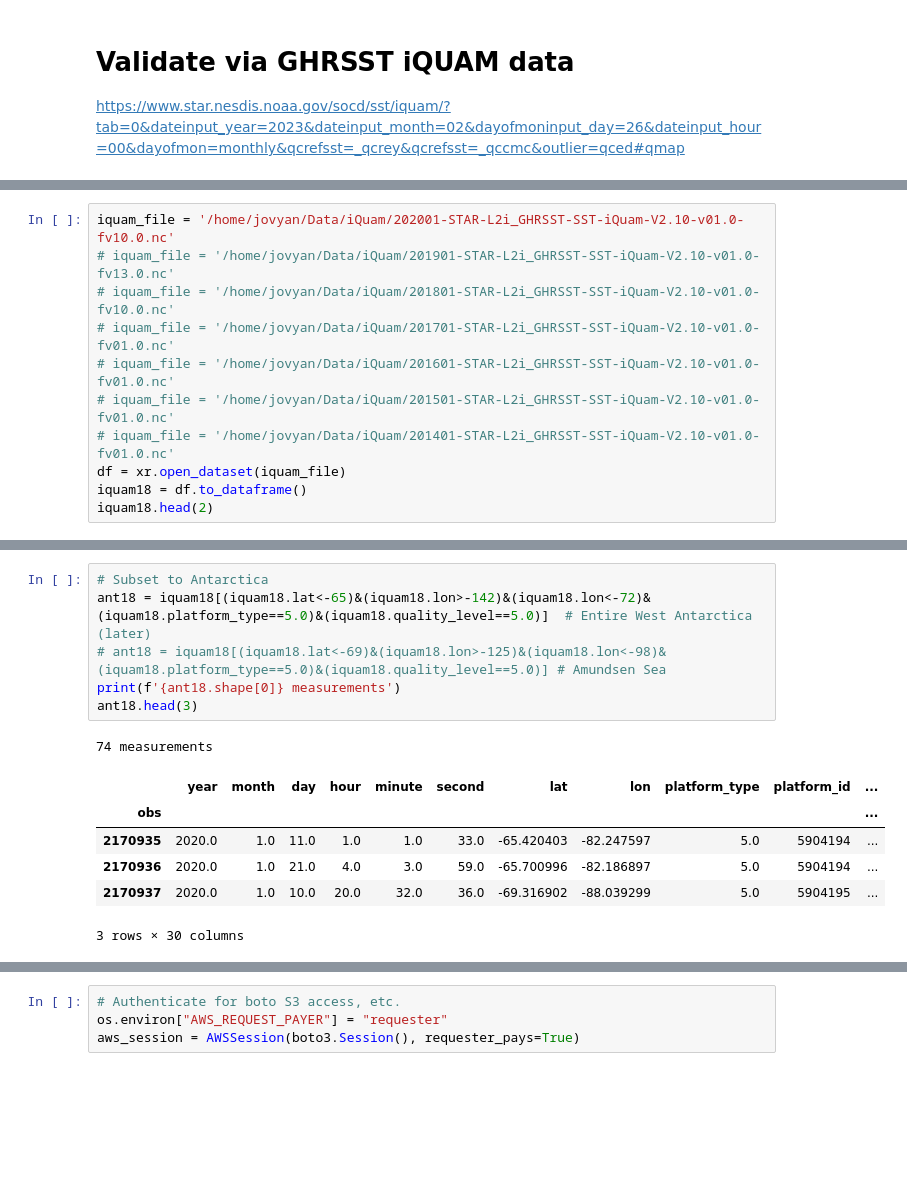
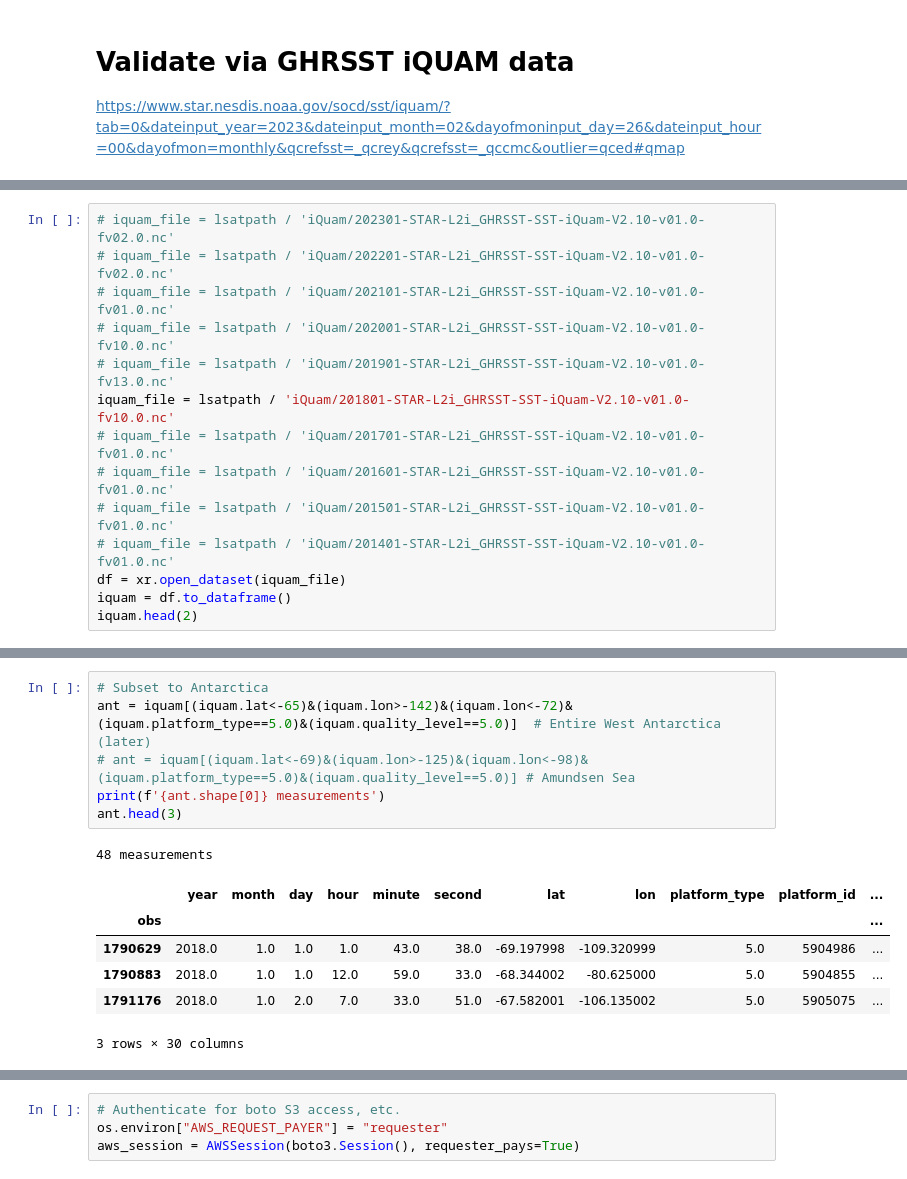
Before and after one commit to tsnow03/Landsat_SST_algorithm, a Jupyter notebook: NLSSTpipeline_20230815.ipynb, the cells around one changed output, grey strips where cells are left out. Drawn from its saved outputs; the diff is of its cells as text; blank space fills up the shorter version.

```diff
--- a/NLSSTpipeline_20230815.ipynb
+++ b/NLSSTpipeline_20230815.ipynb
@@ -1394,14 +1280,17 @@ gjson_outfile = f'home/jovyan/Scripts/LandsatSST/{satellite}_iQuam.geojson'
 # %%
-iquam_file = '/home/jovyan/Data/iQuam/202001-STAR-L2i_GHRSST-SST-iQuam-V2.10-v01.0-fv10.0.nc'
-# iquam_file = '/home/jovyan/Data/iQuam/201901-STAR-L2i_GHRSST-SST-iQuam-V2.10-v01.0-fv13.0.nc'
-# iquam_file = '/home/jovyan/Data/iQuam/201801-STAR-L2i_GHRSST-SST-iQuam-V2.10-v01.0-fv10.0.nc'
-# iquam_file = '/home/jovyan/Data/iQuam/201701-STAR-L2i_GHRSST-SST-iQuam-V2.10-v01.0-fv01.0.nc'
-# iquam_file = '/home/jovyan/Data/iQuam/201601-STAR-L2i_GHRSST-SST-iQuam-V2.10-v01.0-fv01.0.nc'
-# iquam_file = '/home/jovyan/Data/iQuam/201501-STAR-L2i_GHRSST-SST-iQuam-V2.10-v01.0-fv01.0.nc'
-# iquam_file = '/home/jovyan/Data/iQuam/201401-STAR-L2i_GHRSST-SST-iQuam-V2.10-v01.0-fv01.0.nc'
+# iquam_file = lsatpath / 'iQuam/202301-STAR-L2i_GHRSST-SST-iQuam-V2.10-v01.0-fv02.0.nc'
+# iquam_file = lsatpath / 'iQuam/202201-STAR-L2i_GHRSST-SST-iQuam-V2.10-v01.0-fv02.0.nc'
+# iquam_file = lsatpath / 'iQuam/202101-STAR-L2i_GHRSST-SST-iQuam-V2.10-v01.0-fv01.0.nc'
+# iquam_file = lsatpath / 'iQuam/202001-STAR-L2i_GHRSST-SST-iQuam-V2.10-v01.0-fv10.0.nc'
+# iquam_file = lsatpath / 'iQuam/201901-STAR-L2i_GHRSST-SST-iQuam-V2.10-v01.0-fv13.0.nc'
+iquam_file = lsatpath / 'iQuam/201801-STAR-L2i_GHRSST-SST-iQuam-V2.10-v01.0-fv10.0.nc'
+# iquam_file = lsatpath / 'iQuam/201701-STAR-L2i_GHRSST-SST-iQuam-V2.10-v01.0-fv01.0.nc'
+# iquam_file = lsatpath / 'iQuam/201601-STAR-L2i_GHRSST-SST-iQuam-V2.10-v01.0-fv01.0.nc'
+# iquam_file = lsatpath / 'iQuam/201501-STAR-L2i_GHRSST-SST-iQuam-V2.10-v01.0-fv01.0.nc'
+# iquam_file = lsatpath / 'iQuam/201401-STAR-L2i_GHRSST-SST-iQuam-V2.10-v01.0-fv01.0.nc'
 df = xr.open_dataset(iquam_file)
-iquam18 = df.to_dataframe()
-iquam18.head(2)
+iquam = df.to_dataframe()
+iquam.head(2)
 # %% [output]
 |  | year | month | day | hour | minute | second | lat | lon | platform_type | platform_id | ... |
 | obs |  |  |  |  |  |  |  |  |  |  | ... |
@@ -1432,14 +1300,14 @@ Data variables: (12/27)
 # %%
 # Subset to Antarctica
-ant18 = iquam18[(iquam18.lat<-65)&(iquam18.lon>-142)&(iquam18.lon<-72)&(iquam18.platform_type==5.0)&(iquam18.quality_level==5.0)]  # Entire West Antarctica (later)
-# ant18 = iquam18[(iquam18.lat<-69)&(iquam18.lon>-125)&(iquam18.lon<-98)&(iquam18.platform_type==5.0)&(iquam18.quality_level==5.0)] # Amundsen Sea
-print(f'{ant18.shape[0]} measurements')
-ant18.head(3)
+ant = iquam[(iquam.lat<-65)&(iquam.lon>-142)&(iquam.lon<-72)&(iquam.platform_type==5.0)&(iquam.quality_level==5.0)]  # Entire West Antarctica (later)
+# ant = iquam[(iquam.lat<-69)&(iquam.lon>-125)&(iquam.lon<-98)&(iquam.platform_type==5.0)&(iquam.quality_level==5.0)] # Amundsen Sea
+print(f'{ant.shape[0]} measurements')
+ant.head(3)
 # %% [output]
-74 measurements
+48 measurements
 |  | year | month | day | hour | minute | second | lat | lon | platform_type | platform_id | ... |
 | obs |  |  |  |  |  |  |  |  |  |  | ... |
-| 2170935 | 2020.0 | 1.0 | 11.0 | 1.0 | 1.0 | 33.0 | -65.420403 | -82.247597 | 5.0 | 5904194 | ... |
-| 2170936 | 2020.0 | 1.0 | 21.0 | 4.0 | 3.0 | 59.0 | -65.700996 | -82.186897 | 5.0 | 5904194 | ... |
-| 2170937 | 2020.0 | 1.0 | 10.0 | 20.0 | 32.0 | 36.0 | -69.316902 | -88.039299 | 5.0 | 5904195 | ... |
+| 1790629 | 2018.0 | 1.0 | 1.0 | 1.0 | 43.0 | 38.0 | -69.197998 | -109.320999 | 5.0 | 5904986 | ... |
+| 1790883 | 2018.0 | 1.0 | 1.0 | 12.0 | 59.0 | 33.0 | -68.344002 | -80.625000 | 5.0 | 5904855 | ... |
+| 1791176 | 2018.0 | 1.0 | 2.0 | 7.0 | 33.0 | 51.0 | -67.582001 | -106.135002 | 5.0 | 5905075 | ... |
 3 rows × 30 columns
```
Also changed, not shown: parts of 33 cells of this notebook, 2 other files.
